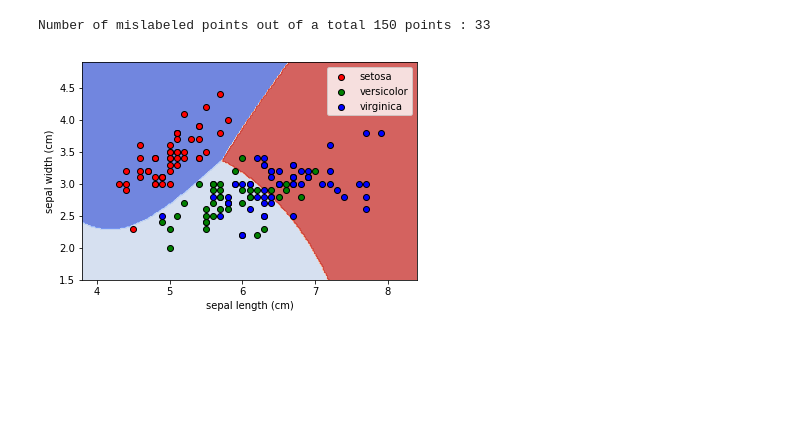
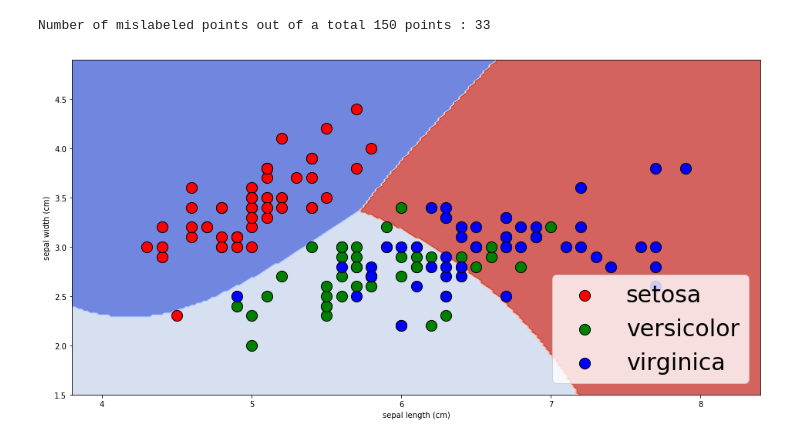
Before and after one commit to tqlong/sml, a Jupyter notebook: Naive Bayes on Iris Dataset.ipynb, the cells around one changed output. Saved outputs shown, nothing was run; the diff lists cells and outputs as text; code cells hidden in the pictures; blank space fills up the shorter version.

```diff
--- a/Naive Bayes on Iris Dataset.ipynb
+++ b/Naive Bayes on Iris Dataset.ipynb
@@ -18,7 +18,7 @@ x_min, x_max = X[:, 0].min() - .5, X[:, 0].max() + .5
 y_min, y_max = X[:, 1].min() - .5, X[:, 1].max() + .5
 
 # Lấy ra hệ tọa độ để vẽ
-fig, ax = plt.subplots()
+fig, ax = plt.subplots(figsize=(16, 8))
 
 # Màu sắc của từng lớp đối tượng
 color = ['red', 'green', 'blue']
@@ -30,7 +30,7 @@ for classIndex in set(y):
     # Lấy tên của lớp
     name = iris.target_names[classIndex]
     # Vẽ các mẫu thuộc lớp classIndex
-    ax.scatter(X[mask,0], X[mask,1], c=color[classIndex], label=name, edgecolor='k')
+    ax.scatter(X[mask,0], X[mask,1], c=color[classIndex], label=name, edgecolor='k', s = 200)
 
 # đặt các thông số của đồ thị
 ax.set_xlabel(iris.feature_names[0])
@@ -39,7 +39,7 @@ ax.set_xlim(x_min, x_max)
 ax.set_ylim(y_min, y_max)
 #ax.set_xticks(())
 #ax.set_yticks(())
-ax.legend()
+ax.legend(fontsize=30)
 
 # Đưa ra màn hình
 plt.show()
@@ -112,34 +112,34 @@ def plot_contours(ax, clf, xx, yy, **params):
 # Lấy giá trị min, max của các đặc trưng để vẽ hình
 xx, yy, x_min, x_max, y_min, y_max = make_meshgrid(X[:,0], X[:,1])
 
 # Lấy ra hệ tọa độ để vẽ
-fig, ax = plt.subplots()
+fig, ax = plt.subplots(figsize=(16, 8))
 
 # Màu sắc của từng lớp đối tượng
 color = ['red', 'green', 'blue']
 
 # Vẽ các vùng quyết định của mô hình (sau khi huấn luyện)
 plot_contours(ax, gnb, xx, yy, cmap=plt.cm.coolwarm, alpha=0.8)
 
 # Vẽ từng lớp trong dữ liệu
 for classIndex in set(y):
     # Lọc ra các mẫu thuộc vào lớp classIndex
     mask = y==classIndex
     # Lấy tên của lớp
     name = iris.target_names[classIndex]
     # Vẽ các mẫu thuộc lớp classIndex
-    ax.scatter(X[mask,0], X[mask,1], c=color[classIndex], label=name, edgecolor='k')
+    ax.scatter(X[mask,0], X[mask,1], c=color[classIndex], label=name, edgecolor='k', s = 200)
 
 # đặt các thông số của đồ thị
 ax.set_xlabel(iris.feature_names[0])
 ax.set_ylabel(iris.feature_names[1])
 ax.set_xlim(x_min, x_max)
 ax.set_ylim(y_min, y_max)
 #ax.set_xticks(())
 #ax.set_yticks(())
-ax.legend()
+ax.legend(fontsize=30)
 
 # Đưa ra màn hình
 plt.show()
 # %% [output]
-[figure, old version]
+[figure, new version]
```
Also changed, not shown: parts of 1 cell of this notebook.
